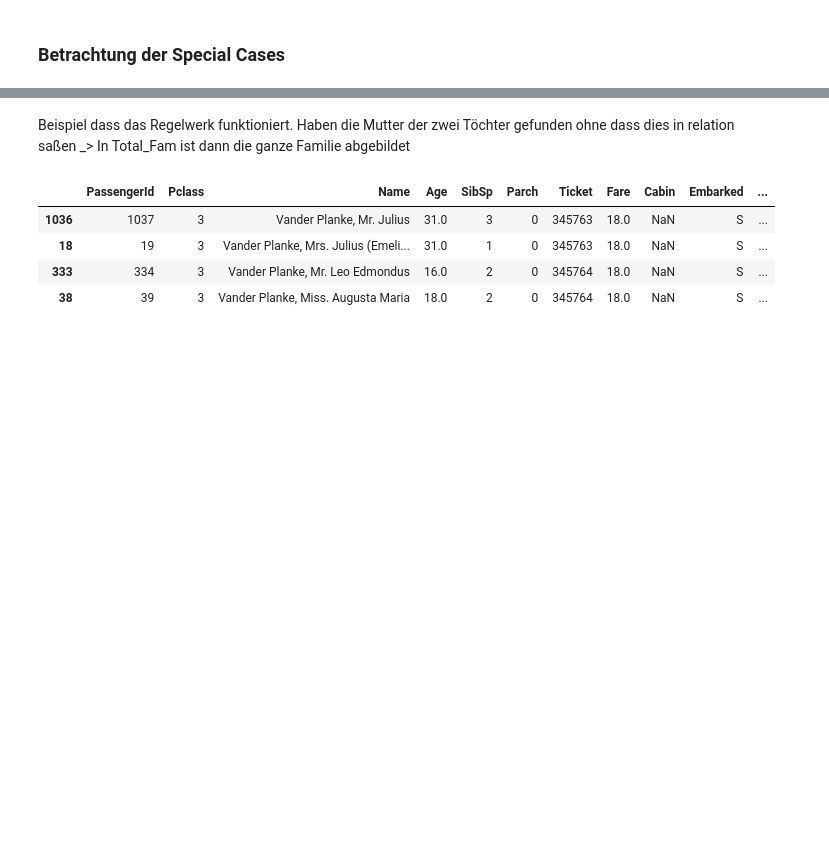
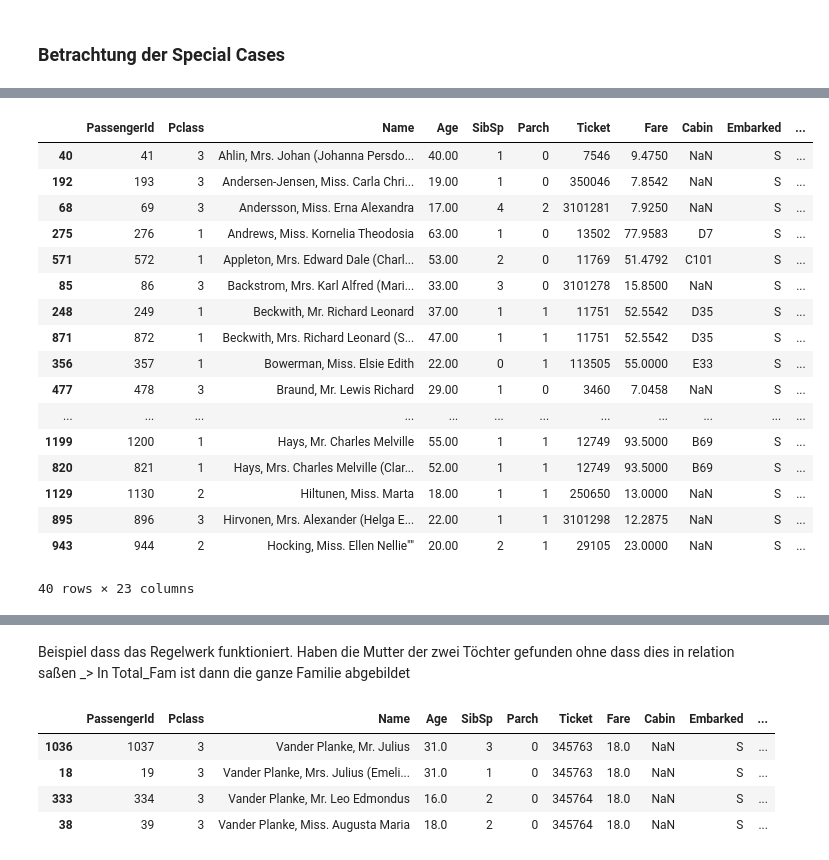
Before and after one commit to IvanBirkmaier/titanic_challenge, a Jupyter notebook: PredictSurvival.ipynb, the cells around one changed output, grey strips where cells are left out. Saved outputs shown, nothing was run; the diff lists cells and outputs as text; code cells hidden in the pictures; blank space fills up the shorter version.

```diff
--- a/PredictSurvival.ipynb
+++ b/PredictSurvival.ipynb
@@ -688,0 +701,21 @@ memory usage: 15.3+ KB
+# %%
+special_cases.head(40)
+# %% [output]
+|  | PassengerId | Pclass | Name | Age | SibSp | Parch | Ticket | Fare | Cabin | Embarked | ... |
+| 40 | 41 | 3 | Ahlin, Mrs. Johan (Johanna Persdo... | 40.00 | 1 | 0 | 7546 | 9.4750 | NaN | S | ... |
+| 192 | 193 | 3 | Andersen-Jensen, Miss. Carla Chri... | 19.00 | 1 | 0 | 350046 | 7.8542 | NaN | S | ... |
+| 68 | 69 | 3 | Andersson, Miss. Erna Alexandra | 17.00 | 4 | 2 | 3101281 | 7.9250 | NaN | S | ... |
+| 275 | 276 | 1 | Andrews, Miss. Kornelia Theodosia | 63.00 | 1 | 0 | 13502 | 77.9583 | D7 | S | ... |
+| 571 | 572 | 1 | Appleton, Mrs. Edward Dale (Charl... | 53.00 | 2 | 0 | 11769 | 51.4792 | C101 | S | ... |
+| 85 | 86 | 3 | Backstrom, Mrs. Karl Alfred (Mari... | 33.00 | 3 | 0 | 3101278 | 15.8500 | NaN | S | ... |
+| 248 | 249 | 1 | Beckwith, Mr. Richard Leonard | 37.00 | 1 | 1 | 11751 | 52.5542 | D35 | S | ... |
+| 871 | 872 | 1 | Beckwith, Mrs. Richard Leonard (S... | 47.00 | 1 | 1 | 11751 | 52.5542 | D35 | S | ... |
+| 356 | 357 | 1 | Bowerman, Miss. Elsie Edith | 22.00 | 0 | 1 | 113505 | 55.0000 | E33 | S | ... |
+| 477 | 478 | 3 | Braund, Mr. Lewis Richard | 29.00 | 1 | 0 | 3460 | 7.0458 | NaN | S | ... |
+| ... | ... | ... | ... | ... | ... | ... | ... | ... | ... | ... | ... |
+| 1199 | 1200 | 1 | Hays, Mr. Charles Melville | 55.00 | 1 | 1 | 12749 | 93.5000 | B69 | S | ... |
+| 820 | 821 | 1 | Hays, Mrs. Charles Melville (Clar... | 52.00 | 1 | 1 | 12749 | 93.5000 | B69 | S | ... |
+| 1129 | 1130 | 2 | Hiltunen, Miss. Marta | 18.00 | 1 | 1 | 250650 | 13.0000 | NaN | S | ... |
+| 895 | 896 | 3 | Hirvonen, Mrs. Alexander (Helga E... | 22.00 | 1 | 1 | 3101298 | 12.2875 | NaN | S | ... |
+| 943 | 944 | 2 | Hocking, Miss. Ellen Nellie"" | 20.00 | 2 | 1 | 29105 | 23.0000 | NaN | S | ... |
+40 rows × 23 columns
```
Also changed, not shown: parts of 17 cells of this notebook.
